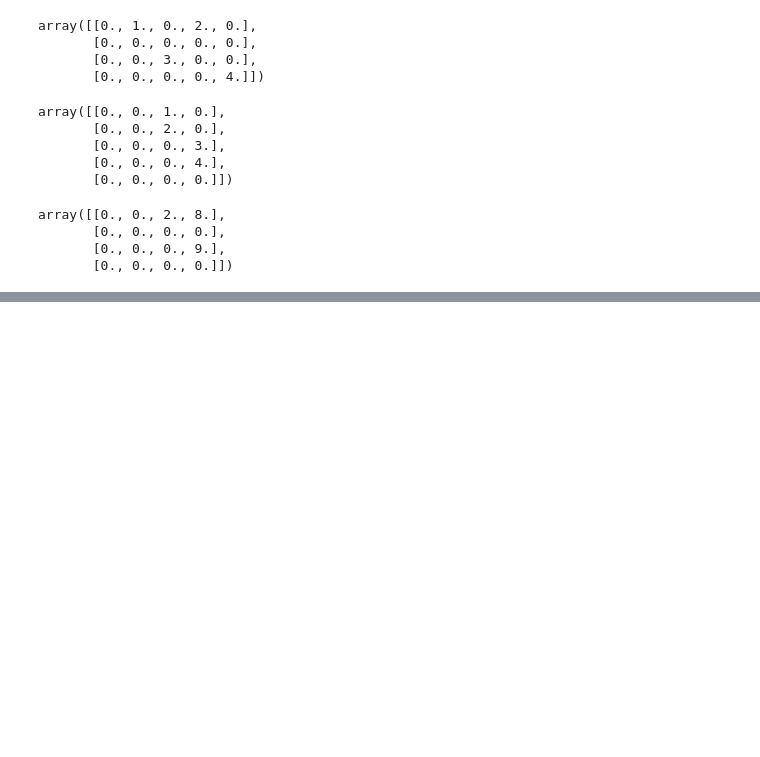
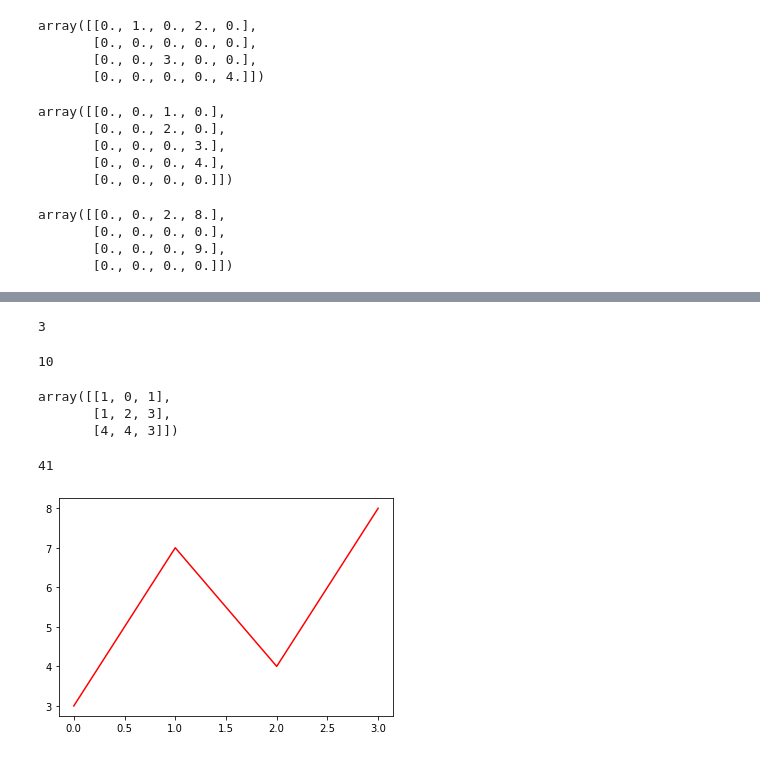
Before and after one commit to zaxirolls/learn, a Jupyter notebook: 機械学習のエッセンス/ch4.ipynb, the cells around one changed output, grey strips where cells are left out. Drawn from its saved outputs; the diff is of its cells as text; code cells hidden in the pictures; blank space fills up the shorter version.

```diff
--- a/機械学習のエッセンス/ch4.ipynb
+++ b/機械学習のエッセンス/ch4.ipynb
@@ -238,0 +283,14 @@ array([[0., 0., 2., 8.],
+# %%
+np.random.randint(4)
+# %% [output]
+3
+# %%
+np.random.randint(10,20)
+# %% [output]
+10
+# %%
+np.random.randint(5,size=(3,3))
+# %% [output]
+array([[1, 0, 1],
+       [1, 2, 3],
+       [4, 4, 3]])
@@ -238,0 +300,15 @@ array([[0., 0., 2., 8.],
+# %%
+throw_dice(10)
+# %% [output]
+41
+# %%
+import numpy as np
+import matplotlib.pyplot as plt
+
+x = np.array([0,1,2,3])
+y = np.array([3,7,4,8])
+
+plt.plot(x,y,color='r')
+plt.show()
+# %% [output]
+[figure, added]
```
Also changed, not shown: parts of 12 cells of this notebook.
